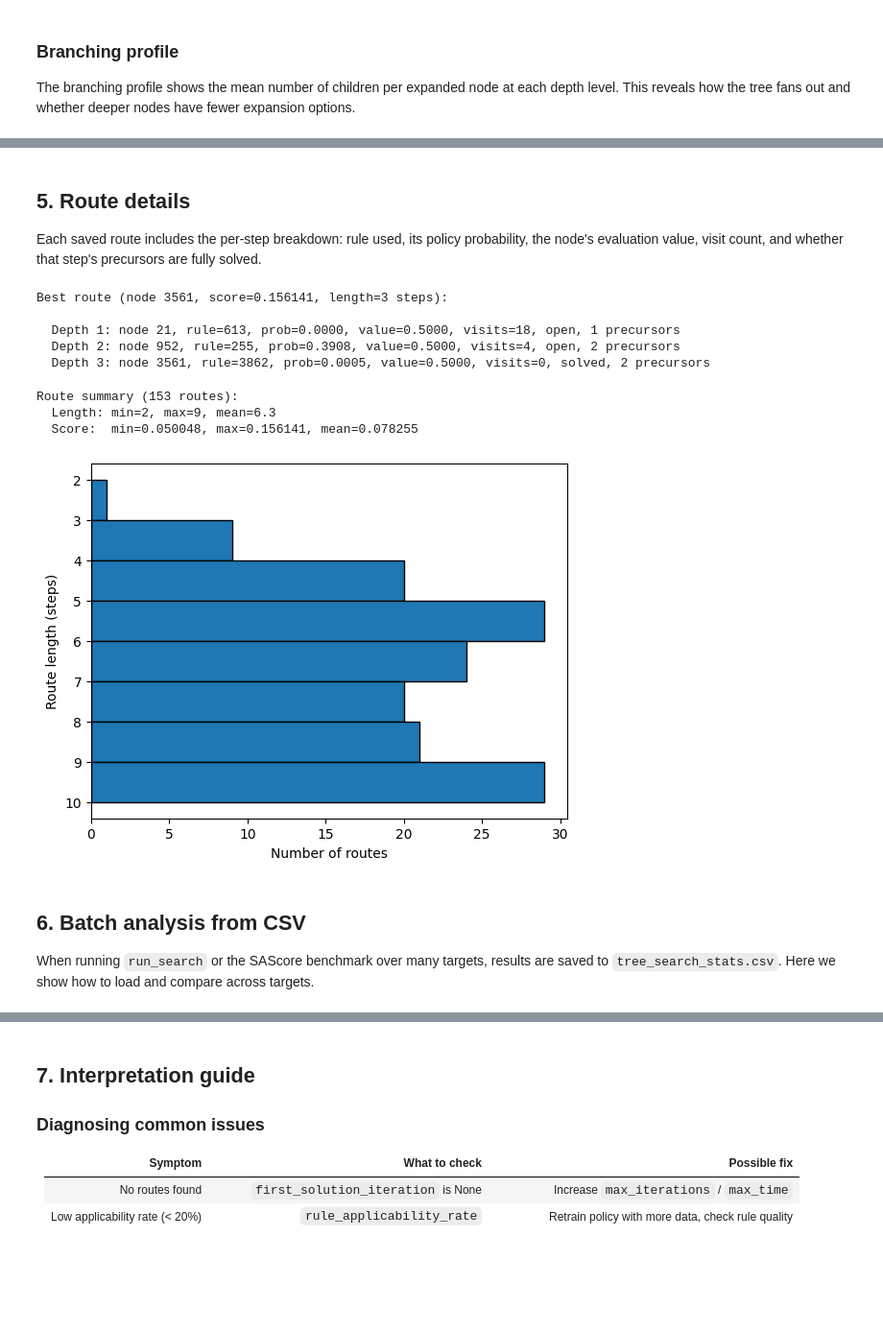
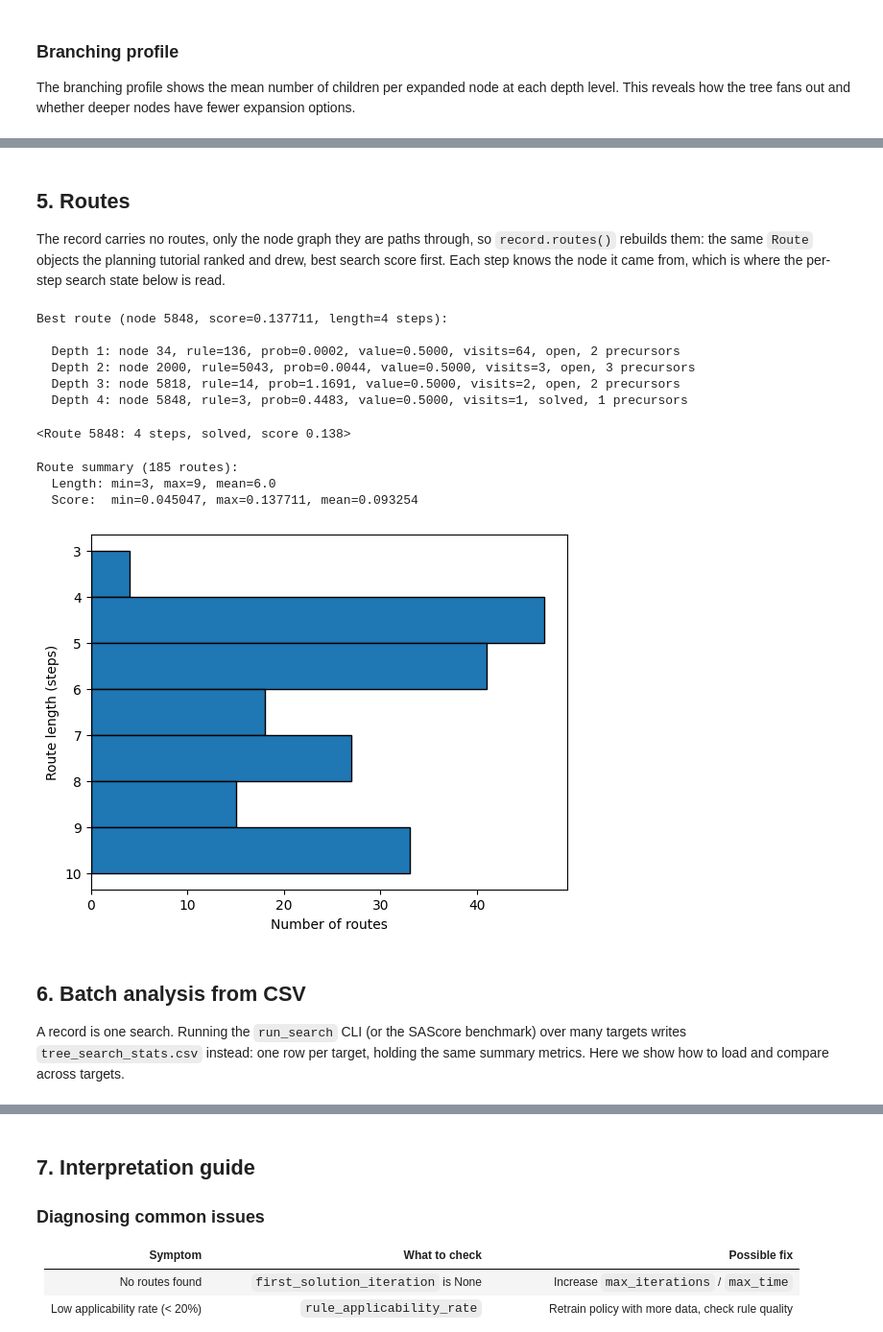
Before and after one commit to Laboratoire-de-Chemoinformatique/SynPlanner, a Jupyter notebook: tutorials/06_Tree_Analysis.ipynb, the cells around one changed output, grey strips where cells are left out. Shown at 96% size. Saved outputs shown, nothing was run; the diff lists cells and outputs as text; code cells hidden in the pictures; blank space fills up the shorter version.

```diff
--- a/tutorials/06_Tree_Analysis.ipynb
+++ b/tutorials/06_Tree_Analysis.ipynb
@@ -107,7 +111,7 @@ This answers: **does the policy put the right disconnection at the top of its li
 
 Several winning routes typically share the same first few disconnections from the target. To avoid double-counting those shared steps, the statistics and histogram below count each unique retrosynthetic step once (deduped by tree node).
 # %%
-ranks_info = data["winning_rule_ranks"]
+ranks_info = record.winning_rule_ranks()
 
 if ranks_info:
     # Each tree node corresponds to one retrosynthetic step. Dedupe by node_id
@@ -258,66 +260,80 @@ Overall: max branching = 31, mean branching = 16.35
 # %% [markdown]
-## 5. Route details
+## 5. Routes
 
-Each saved route includes the per-step breakdown: rule used, its policy probability, the node's evaluation value, visit count, and whether that step's precursors are fully solved.
+The record carries no routes, only the node graph they are paths through, so
+`record.routes()` rebuilds them: the same `Route` objects the planning tutorial
+ranked and drew, best search score first. Each step knows the node it came from,
+which is where the per-step search state below is read.
 # %%
-route_details = data["route_details"]
+from IPython.display import display
 
-if route_details:
-    # Find the best-scoring route
-    best = max(route_details, key=lambda r: r["route_score"])
+routes = record.routes()
+
+if routes:
+    best = routes[0]
+    node_id = best.provenance.tree_node_id
     print(
-        f"Best route (node {best['node_id']}, score={best['route_score']:.6f}, "
-        f"length={best['route_length']} steps):"
+        f"Best route (node {node_id}, score={best.provenance.search_score:.6f}, "
+        f"length={len(best)} steps):"
     )
     print()
-    for step in best["steps"]:
-        status = "solved" if step["is_solved"] else "open"
+    for step in reversed(best.steps):  # the target's disconnection first
+        node = record.nodes[step.origin.tree_node_id]
+        status = "solved" if node.is_solved() else "open"
         print(
-            f"  Depth {step['depth']}: node {step['node_id']}, rule={step['rule_id']}, "
-            f"prob={step['prob']:.4f}, value={step['init_value']:.4f}, "
-            f"visits={step['visits']}, {status}, {step['n_precursors']} precursors"
+            f"  Depth {node.depth}: node {step.origin.tree_node_id}, "
+            f"rule={step.origin.rule_id}, prob={node.prob:.4f}, "
+            f"value={node.init_value:.4f}, visits={node.visit}, {status}, "
+            f"{len(node.new_precursors)} precursors"
         )
+
+    display(best)  # a rebuilt route is a Route: it draws itself
 else:
-    print("No route details available.")
+    print("No routes found.")
 # %% [output]
-Best route (node 3561, score=0.156141, length=3 steps):
+Best route (node 5848, score=0.137711, length=4 steps):
 
-  Depth 1: node 21, rule=613, prob=0.0000, value=0.5000, visits=18, open, 1 precursors
-  Depth 2: node 952, rule=255, prob=0.3908, value=0.5000, visits=4, open, 2 precursors
-  Depth 3: node 3561, rule=3862, prob=0.0005, value=0.5000, visits=0, solved, 2 precursors
+  Depth 1: node 34, rule=136, prob=0.0002, value=0.5000, visits=64, open, 2 precursors
+  Depth 2: node 2000, rule=5043, prob=0.0044, value=0.5000, visits=3, open, 3 precursors
+  Depth 3: node 5818, rule=14, prob=1.1691, value=0.5000, visits=2, open, 2 precursors
+  Depth 4: node 5848, rule=3, prob=0.4483, value=0.5000, visits=1, solved, 1 precursors
+<Route 5848: 4 steps, solved, score 0.138>
 # %%
-if route_details:
+if routes:
     import matplotlib.pyplot as plt
 
-    lengths = [r["route_length"] for r in route_details]
-    scores = [r["route_score"] for r in route_details]
+    lengths = [len(route) for route in routes]
+    scores = [route.provenance.search_score for route in routes]
 
-    print(f"Route summary ({len(route_details)} routes):")
+    print(f"Route summary ({len(routes)} routes):")
     print(
         f"  Length: min={min(lengths)}, max={max(lengths)}, mean={sum(lengths) / len(lengths):.1f}"
     )
     print(
         f"  Score:  min={min(scores):.6f}, max={max(scores):.6f}, mean={sum(scores) / len(scores):.6f}"
     )
 
     plt.hist(
         lengths,
         bins=range(min(lengths), max(lengths) + 2),
         edgecolor="black",
         orientation="horizontal",
     )
     plt.ylabel("Route length (steps)")
     plt.xlabel("Number of routes")
     plt.gca().invert_yaxis()
     plt.show()
 # %% [output]
-Route summary (153 routes):
-  Length: min=2, max=9, mean=6.3
-  Score:  min=0.050048, max=0.156141, mean=0.078255
+Route summary (185 routes):
+  Length: min=3, max=9, mean=6.0
+  Score:  min=0.045047, max=0.137711, mean=0.093254
-[figure, old version]
+[figure, new version]
 # %% [markdown]
 ## 6. Batch analysis from CSV
 
-When running `run_search` or the SAScore benchmark over many targets, results are saved to `tree_search_stats.csv`. Here we show how to load and compare across targets.
+A record is one search. Running the `run_search` CLI (or the SAScore benchmark)
+over many targets writes `tree_search_stats.csv` instead: one row per target,
+holding the same summary metrics. Here we show how to load and compare across
+targets.
 # %%
 import csv
```
Also changed, not shown: parts of 12 cells of this notebook, 8 other files.
